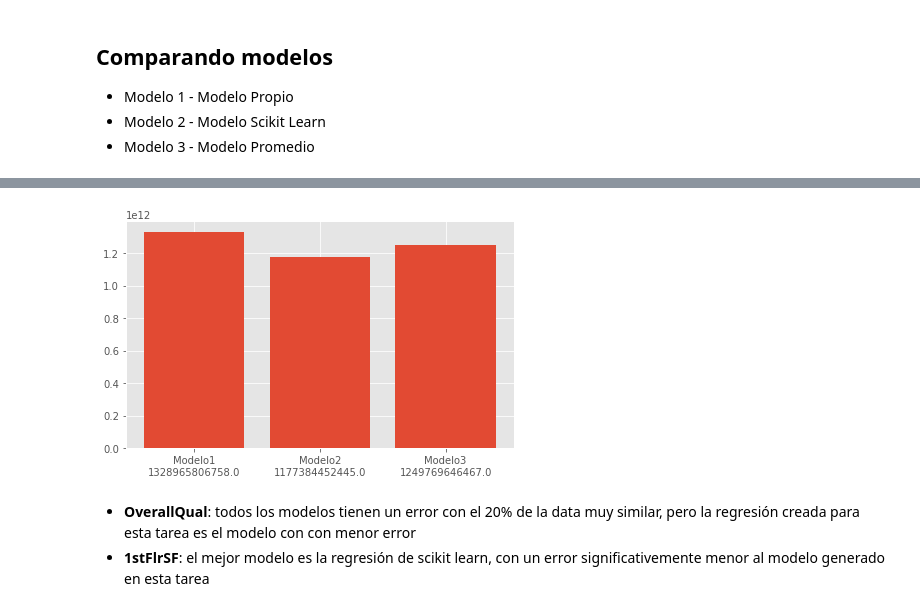
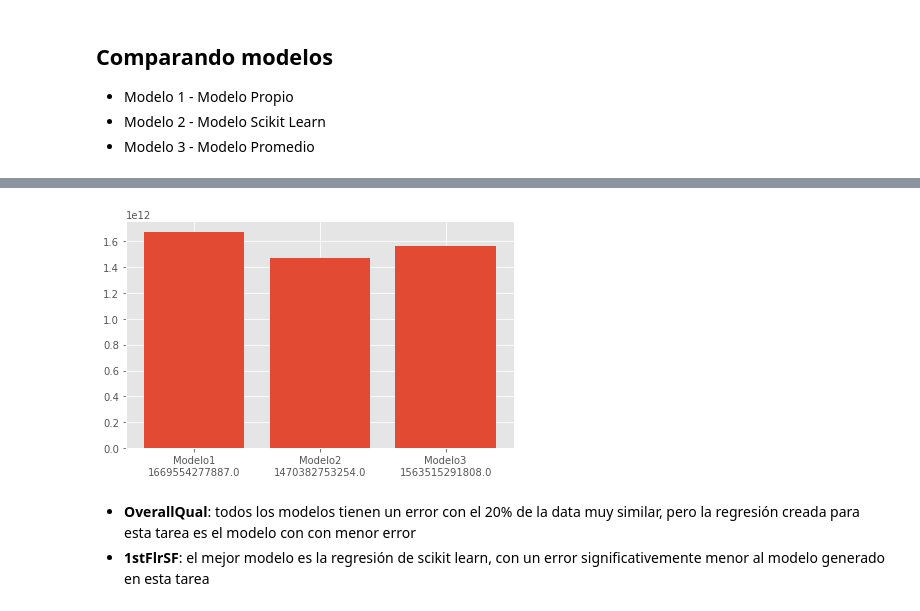
Before and after one commit to ramonescobar/final_project, a Jupyter notebook: Proyecto Final.ipynb, the cells around one changed output, grey strips where cells are left out. Cells and saved outputs as stored; diff of their text form; code cells hidden in the pictures.

```diff
--- a/Proyecto Final.ipynb
+++ b/Proyecto Final.ipynb
@@ -71,6 +73,6 @@ def hist_dimensions(data, dimension):
     plt.ylabel('Conteo', fontsize = 12)
     plt.show()
 # %%
-for i in train.columns.to_list():
+for i in data.columns.to_list():
     hist_dimensions(train, i)
 # %% [output]
@@ -95,7 +97,7 @@ def correlations_xy(data, x_dim, y_dim):
 # %%
 variables = []
 correlations = []
-for i in train.columns.to_list():
+for i in data.columns.to_list():
     variables.append(i)
     correlations.append(correlations_xy(train, i, 'SalePrice'))
 # %% [output]
@@ -277,7 +295,7 @@ univ_linear_reg.model_plot(m1_modelos, 4000)
 # %%
 m2 = univ_linear_reg(train_1stFlrSF,
                      train_SalePrice,
-                     40001,8000,0.000001)
+                     51,10,0.000001)
 
 m2_modelos, m2_errores = m2.trained_models()
 # %% [output]
@@ -323,6 +340,7 @@ skm2 = LinearRegression().fit(train_1stFlrSF.reshape(-1,1), train_SalePrice.resh
 # %%
 test_OverallQual = np.array(test['OverallQual'])
 test_1stFlrSF = np.array(test['1stFlrSF'])
+test_SalePrice = np.array(test['SalePrice'])
 # %%
 modelos_OverallQual = univ_linear_reg.model_comparative(m1, skm1, test_OverallQual)
 modelos_1stFlrSF = univ_linear_reg.model_comparative(m2, skm2, test_1stFlrSF)
@@ -339,7 +357,7 @@ univ_linear_reg.ploting_error_models(modelos_OverallQual)
 # %%
-univ_linear_reg.ploting_error_models(modelos_1stFlrSF)
+univ_linear_reg.ploting_error_models(modelos_1stFlrSF, test_SalePrice)
 # %% [output]
-[figure, old version]
+[figure, new version]
 # %% [markdown]
 - **OverallQual**: todos los modelos tienen un error con el 20% de la data muy similar, pero la regresión creada para esta tarea es el modelo con con menor error
 - **1stFlrSF**: el mejor modelo es la regresión de scikit learn, con un error significativemente menor al modelo generado en esta tarea
```
Also changed, not shown: parts of 19 cells of this notebook.
